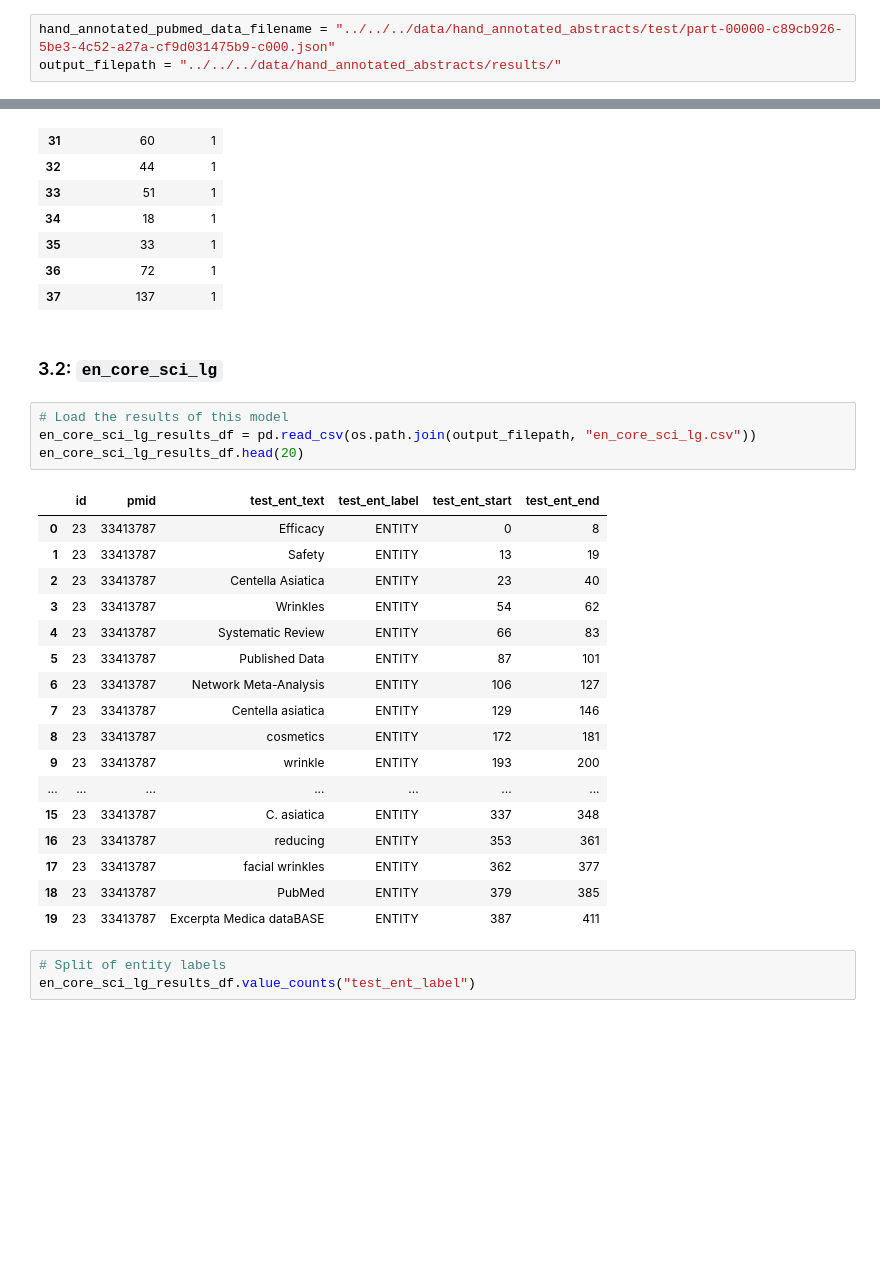
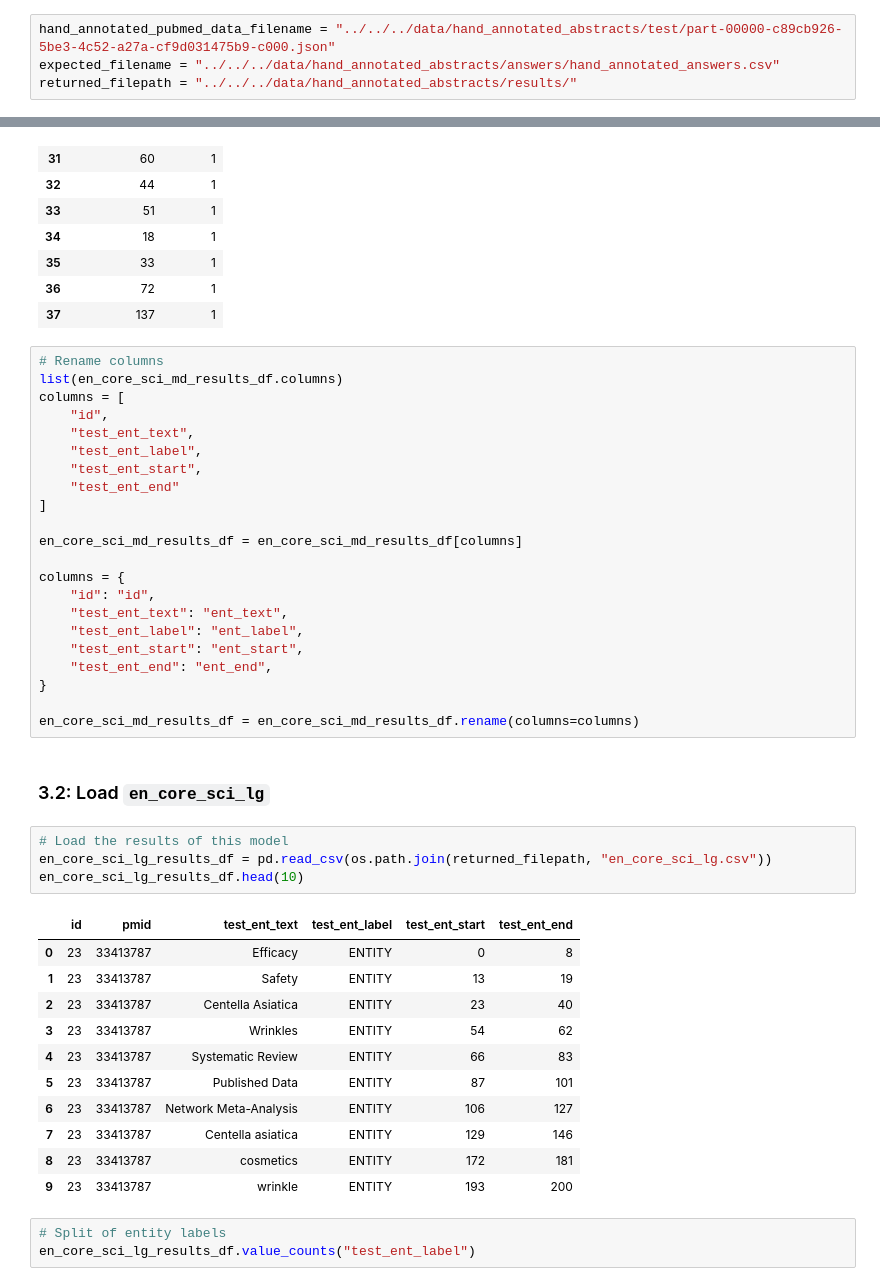
Before and after one commit to feiphoon/mpns-ner-analysis, a Jupyter notebook: src/analyses/D_test_scispacy_on_annotated_data/get_scispacy_ner_annotated_data_baseline.ipynb, the cells around one changed output, grey strips where cells are left out. Cells and saved outputs as stored; diff of their text form; blank space fills up the shorter version.

```diff
--- a/src/analyses/D_test_scispacy_on_annotated_data/get_scispacy_ner_annotated_data_baseline.ipynb
+++ b/src/analyses/D_test_scispacy_on_annotated_data/get_scispacy_ner_annotated_data_baseline.ipynb
@@ -23,6 +23,7 @@ from spacy import displacy
 # %%
 hand_annotated_pubmed_data_filename = "../../../data/hand_annotated_abstracts/test/part-00000-c89cb926-5be3-4c52-a27a-cf9d031475b9-c000.json"
-output_filepath = "../../../data/hand_annotated_abstracts/results/"
+expected_filename = "../../../data/hand_annotated_abstracts/answers/hand_annotated_answers.csv"
+returned_filepath = "../../../data/hand_annotated_abstracts/results/"
 # %% [markdown]
 ### 1.3: Define shared functions
 # %%
@@ -143,30 +140,46 @@ en_core_sci_md_results_df[["id", "test_ent_label"]].groupby("id").agg(["count",
 | 35 | 33 | 1 |
 | 36 | 72 | 1 |
 | 37 | 137 | 1 |
+# %%
+# Rename columns
+list(en_core_sci_md_results_df.columns)
+columns = [
+    "id",
+    "test_ent_text",
+    "test_ent_label",
+    "test_ent_start",
+    "test_ent_end"
+]
+
+en_core_sci_md_results_df = en_core_sci_md_results_df[columns]
+
+columns = {
+    "id": "id",
+    "test_ent_text": "ent_text",
+    "test_ent_label": "ent_label",
+    "test_ent_start": "ent_start",
+    "test_ent_end": "ent_end",
+}
+
+en_core_sci_md_results_df = en_core_sci_md_results_df.rename(columns=columns)
 # %% [markdown]
-### 3.2: `en_core_sci_lg`
+### 3.2: Load `en_core_sci_lg`
 # %%
 # Load the results of this model
-en_core_sci_lg_results_df = pd.read_csv(os.path.join(output_filepath, "en_core_sci_lg.csv"))
-en_core_sci_lg_results_df.head(20)
+en_core_sci_lg_results_df = pd.read_csv(os.path.join(returned_filepath, "en_core_sci_lg.csv"))
+en_core_sci_lg_results_df.head(10)
 # %% [output]
 |  | id | pmid | test_ent_text | test_ent_label | test_ent_start | test_ent_end |
 | 0 | 23 | 33413787 | Efficacy | ENTITY | 0 | 8 |
 | 1 | 23 | 33413787 | Safety | ENTITY | 13 | 19 |
 | 2 | 23 | 33413787 | Centella Asiatica | ENTITY | 23 | 40 |
 | 3 | 23 | 33413787 | Wrinkles | ENTITY | 54 | 62 |
 | 4 | 23 | 33413787 | Systematic Review | ENTITY | 66 | 83 |
 | 5 | 23 | 33413787 | Published Data | ENTITY | 87 | 101 |
 | 6 | 23 | 33413787 | Network Meta-Analysis | ENTITY | 106 | 127 |
 | 7 | 23 | 33413787 | Centella asiatica | ENTITY | 129 | 146 |
 | 8 | 23 | 33413787 | cosmetics | ENTITY | 172 | 181 |
 | 9 | 23 | 33413787 | wrinkle | ENTITY | 193 | 200 |
-| ... | ... | ... | ... | ... | ... | ... |
-| 15 | 23 | 33413787 | C. asiatica | ENTITY | 337 | 348 |
-| 16 | 23 | 33413787 | reducing | ENTITY | 353 | 361 |
-| 17 | 23 | 33413787 | facial wrinkles | ENTITY | 362 | 377 |
-| 18 | 23 | 33413787 | PubMed | ENTITY | 379 | 385 |
-| 19 | 23 | 33413787 | Excerpta Medica dataBASE | ENTITY | 387 | 411 |
 # %%
 # Split of entity labels
 en_core_sci_lg_results_df.value_counts("test_ent_label")
```
Also changed, not shown: parts of 46 cells of this notebook.
